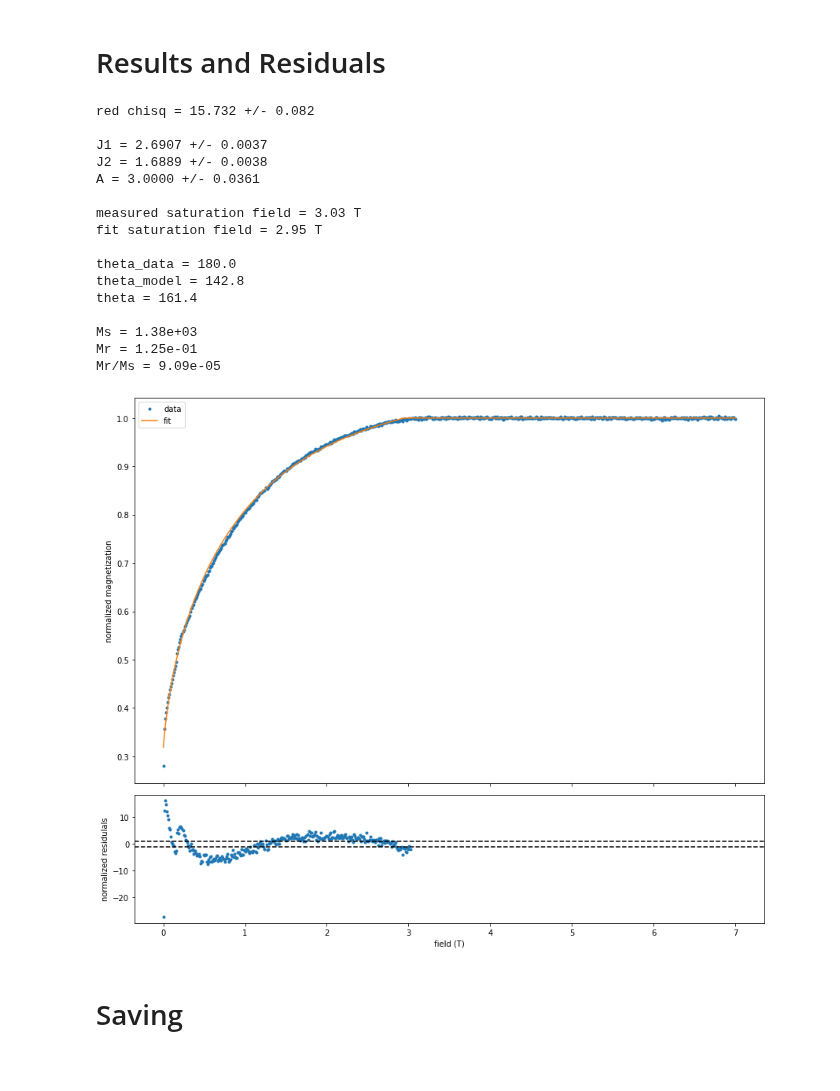
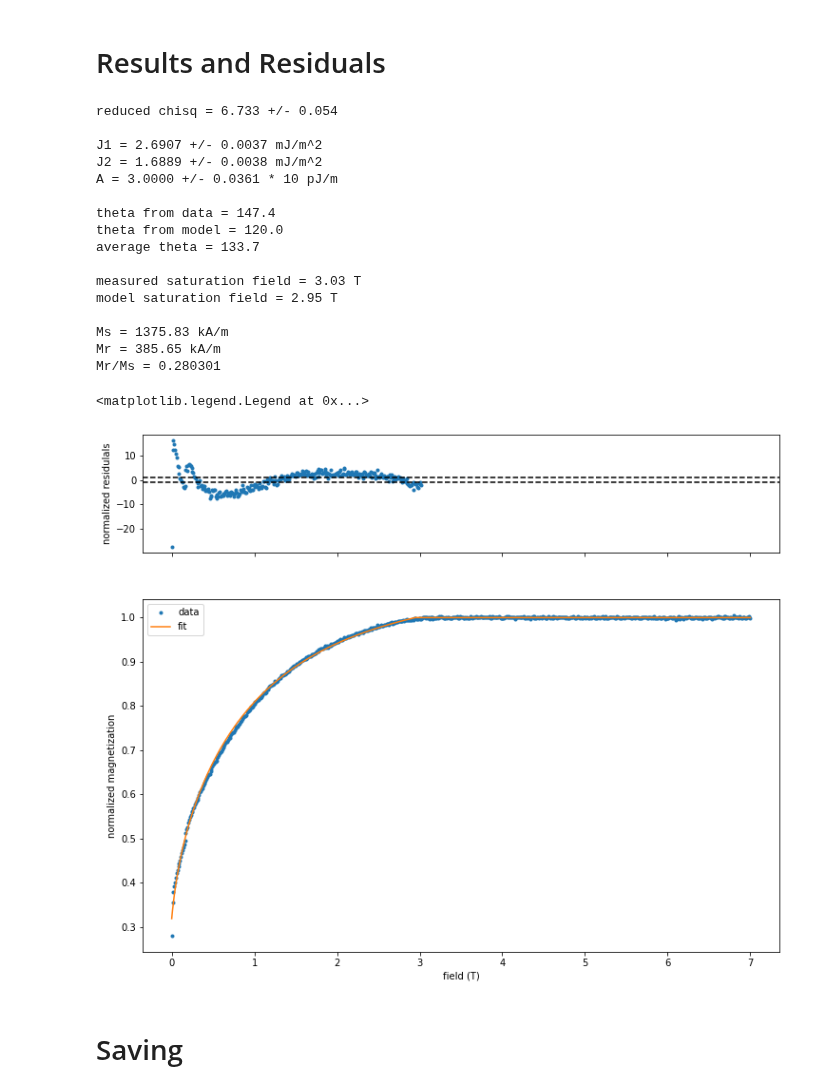
Before and after one commit to Elliot-Wadge/MagnetizationFitting, a Jupyter notebook: notebooks/clean_fitting-mpl.ipynb, the cells around one changed output. Saved outputs shown, nothing was run; the diff lists cells and outputs as text; code cells hidden in the pictures.

Commit message:
fixed bugs with file saving and Hsat_i from merge request

```diff
--- a/notebooks/clean_fitting-mpl.ipynb
+++ b/notebooks/clean_fitting-mpl.ipynb
@@ -172,19 +177,23 @@ print(f"J1 = {pOpt[0]} mJ/m^2\nJ2 = {pOpt[1]} mJ/m^2\nA = {pOpt[2]} * 10 pJ/m")
 #calculate chisq from the standard deviation of the tail
 sigma = np.std(norm_moment[-length_of_last_points:])
 
-#calculate residuals
-res = (norm_moment - y_fit)
-norm_res = res/sigma
 
-#get reduced chisq and other significant constants
-chisq_red = np.sum(norm_res**2)/(len(field))
 
 J1, J2, A = pOpt
 J1_err, J2_err, A_err = np.sqrt(np.diag(pCov))
 theta = np.mean([theta_model, theta_data])
 Hsat_model = field[np.where(y_fit==1)[0][0]]
 Hsat_data = field[np.where(np.isclose(norm_moment, 1, rtol=0.001))[0][0]]
+Hsat_i = np.where(np.isclose(norm_moment, 1, rtol=0.001))[0][0]
+#calculate residuals
+res = (norm_moment[:Hsat_i] - y_fit[:Hsat_i])
+empty_res = np.zeros(len(norm_moment[Hsat_i:]))
+empty_res[:] = np.nan
 
+norm_res = res/sigma
+
+#get reduced chisq and other significant constants
+chisq_red = np.sum(norm_res**2)/(len(field))
 
 
 print(f"reduced chisq = {chisq_red:.3f} +/- {np.sqrt(2/(len(field)-len(pOpt))):.3f} \n")
@@ -194,49 +203,49 @@ print(f"J1 = {J1:.4f} +/- {J1_err:.4f} mJ/m^2\nJ2 = {J2:.4f} +/- {J2_err:.4f} mJ
 print(f"theta from data = {theta_data:.1f}\ntheta from model = {theta_model:.1f}\naverage theta = {theta:.1f}\n")
 
 print(f"measured saturation field = {Hsat_data:.2f} T")
 print(f"model saturation field = {Hsat_model:.2f} T\n")
 
 
 print(f"Ms = {Ms*1000:.2f} kA/m\nMr = {MrMs*Ms*1000:.2f} kA/m\nMr/Ms = {MrMs:.6f}\n")
 
 
 
 
 # make plots
 fig, (ax1,ax2) = plt.subplots(2,1, figsize = (12,10), gridspec_kw = {'height_ratios': (1,3)}, sharex = True)
 
-ax1.plot(field, norm_res, '.')
+ax1.plot(field[:Hsat_i], norm_res, '.')
 ax1.axhline(y = 1, linestyle = '--', color = 'k')
 ax1.axhline(y = -1, linestyle = '--', color = 'k')
 ax1.set(ylabel = 'normalized residulals')
 
 ax2.plot(field, norm_moment, '.', label = 'data')
 ax2.plot(field, y_fit, label = 'fit')
 ax2.set(ylabel = 'normalized magnetization', xlabel="field (T)")
 ax2.legend()
 
-ax2.plot(field[:Hsat_i], norm_res, '.')
-ax2.axhline(y = 1, linestyle = '--', color = 'k')
+
 
 #plt.savefig(filename+'-fit.png',bbox_inches='tight')
 # %% [output]
-red chisq = 15.732 +/- 0.082
+reduced chisq = 6.733 +/- 0.054
 
-J1 = 2.6907 +/- 0.0037
-J2 = 1.6889 +/- 0.0038
-A = 3.0000 +/- 0.0361
+J1 = 2.6907 +/- 0.0037 mJ/m^2
+J2 = 1.6889 +/- 0.0038 mJ/m^2
+A = 3.0000 +/- 0.0361 * 10 pJ/m
+
+theta from data = 147.4
+theta from model = 120.0
+average theta = 133.7
 
 measured saturation field = 3.03 T
-fit saturation field = 2.95 T
+model saturation field = 2.95 T
 
-theta_data = 180.0
-theta_model = 142.8
-theta = 161.4
-
-Ms = 1.38e+03
-Mr = 1.25e-01
-Mr/Ms = 9.09e-05
+Ms = 1375.83 kA/m
+Mr = 385.65 kA/m
+Mr/Ms = 0.280301
+<matplotlib.legend.Legend at 0x...>
-[figure, old version]
+[figure, new version]
 # %% [markdown]
 # Saving
 # %%
```
Also changed, not shown: parts of 6 cells of this notebook, 1 other file.
